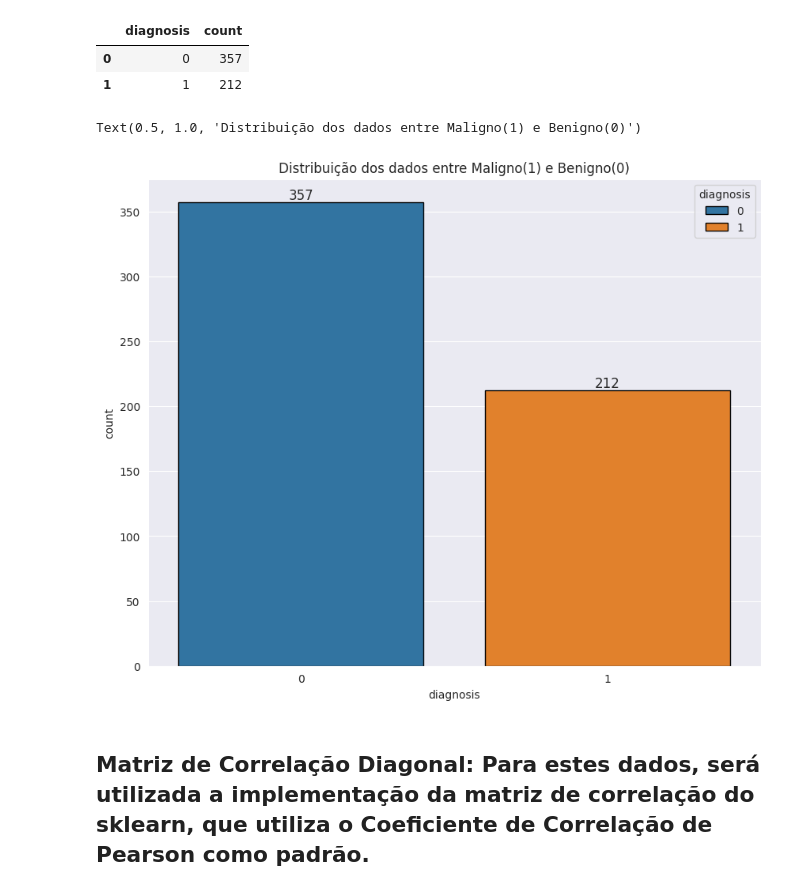
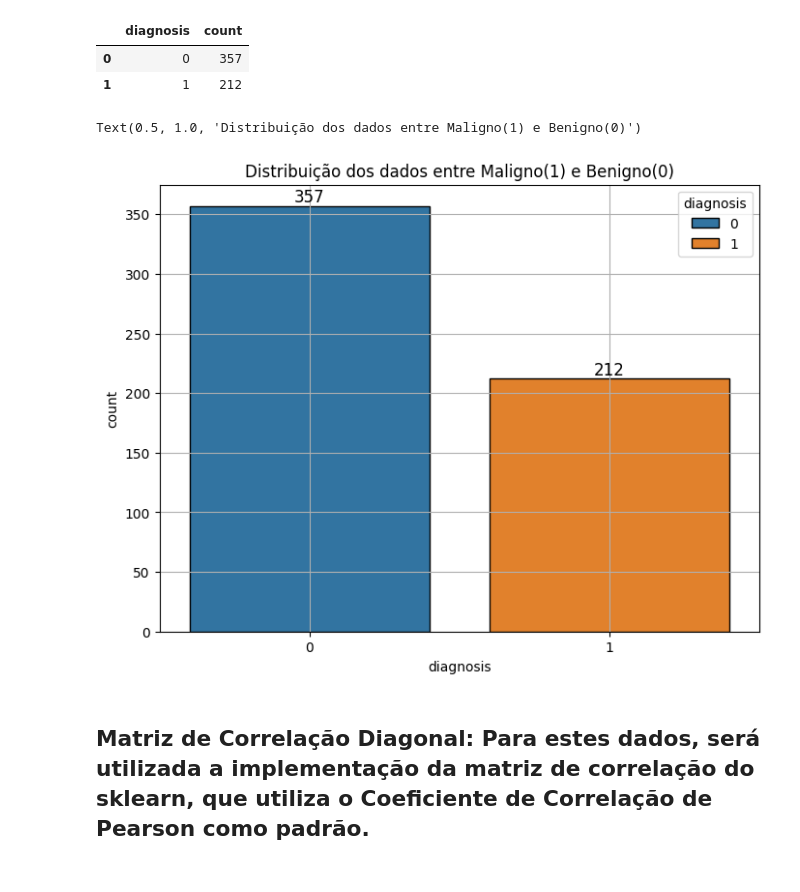
Before and after one commit to gutosantos-github/amsaude, a Jupyter notebook: 4-atividade-3/atividade_3_AM_na_saude_Augusto_Santos.ipynb, the cells around one changed output. Saved outputs shown, nothing was run; the diff lists cells and outputs as text; code cells hidden in the pictures.

```diff
--- a/4-atividade-3/atividade_3_AM_na_saude_Augusto_Santos.ipynb
+++ b/4-atividade-3/atividade_3_AM_na_saude_Augusto_Santos.ipynb
@@ -31,7 +41,7 @@ import seaborn as sns
 
 # Define o tamanho padrão para todas as figuras
 #plt.figure(figsize=(largura, altura))
-plt.rcParams["figure.figsize"] = (10, 8)
+plt.rcParams["figure.figsize"] = (8, 6)
 
 import plotly.express as px
 
@@ -41,11 +51,12 @@ import io, os
 from sklearn.neighbors import LocalOutlierFactor
 
 from sklearn.preprocessing import MinMaxScaler
+
 from sklearn.cluster import KMeans
 from sklearn.metrics import silhouette_score
-from sklearn.metrics import confusion_matrix
 from sklearn.metrics import confusion_matrix,accuracy_score,precision_score,recall_score,ConfusionMatrixDisplay, f1_score
 from sklearn.metrics import classification_report
+from kneed import KneeLocator
 
 from sklearn.decomposition import PCA
 
@@ -229,23 +227,23 @@ df_counts
 # %%
 ax = sns.barplot(
     data=df_counts,
     x='diagnosis',
     y='count',
     hue='diagnosis',
     edgecolor='black'
 )
-sns.set_style("darkgrid")
+ax.grid(True)
 
 # Adiciona rótulos às barras
 ax.bar_label(ax.containers[0], fontsize=12)
 ax.bar_label(ax.containers[1], fontsize=12)
 
 # Define o título
 ax.set_title('Distribuição dos dados entre Maligno(1) e Benigno(0)')
 # plt.show()
 # %% [output]
 Text(0.5, 1.0, 'Distribuição dos dados entre Maligno(1) e Benigno(0)')
-[figure, old version]
+[figure, new version]
 # %% [markdown]
 ## Matriz de Correlação Diagonal: Para estes dados, será utilizada a implementação da matriz de correlação do sklearn, que utiliza o Coeficiente de Correlação de Pearson como padrão.
 # %%
```
Also changed, not shown: parts of 28 cells of this notebook.
